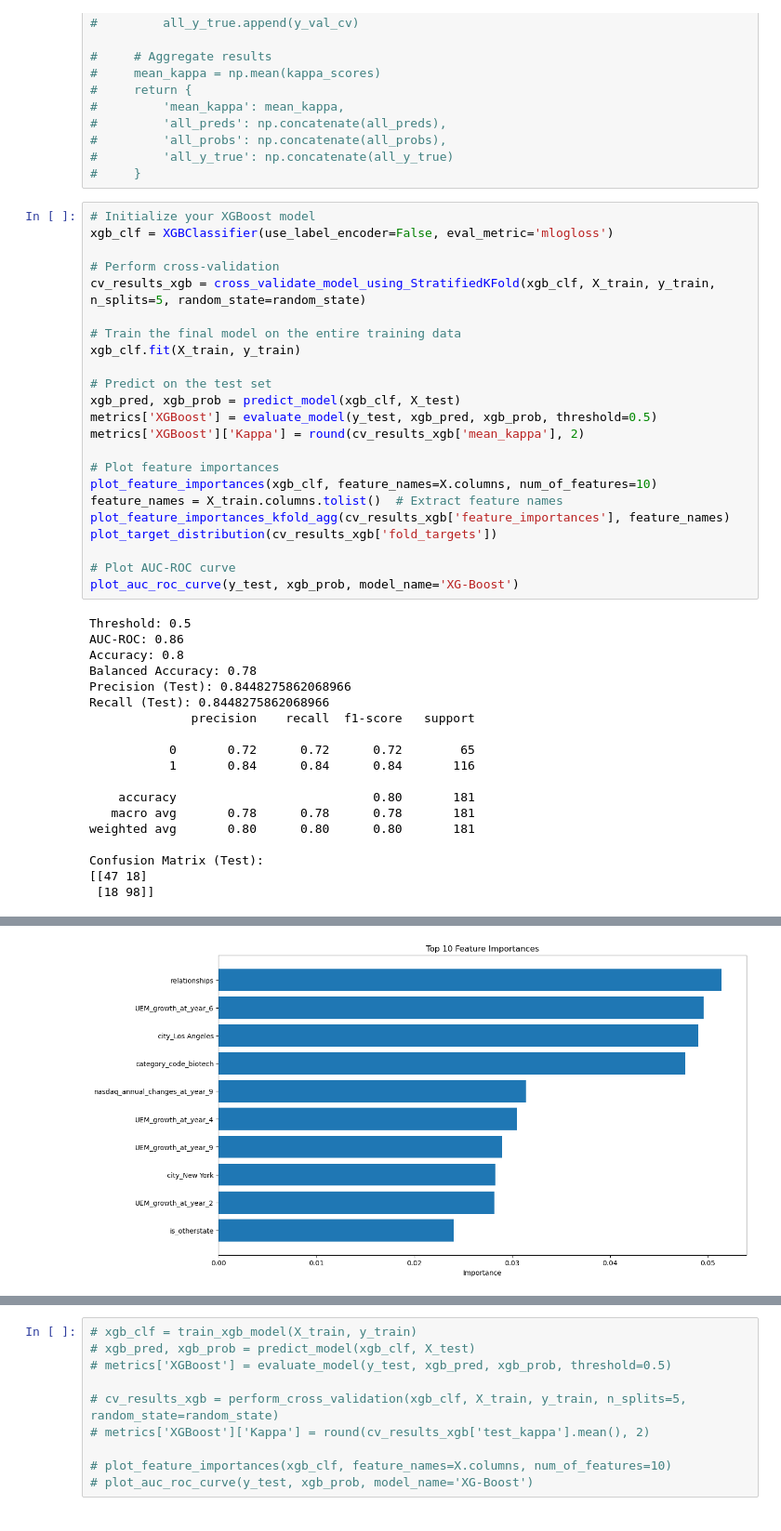
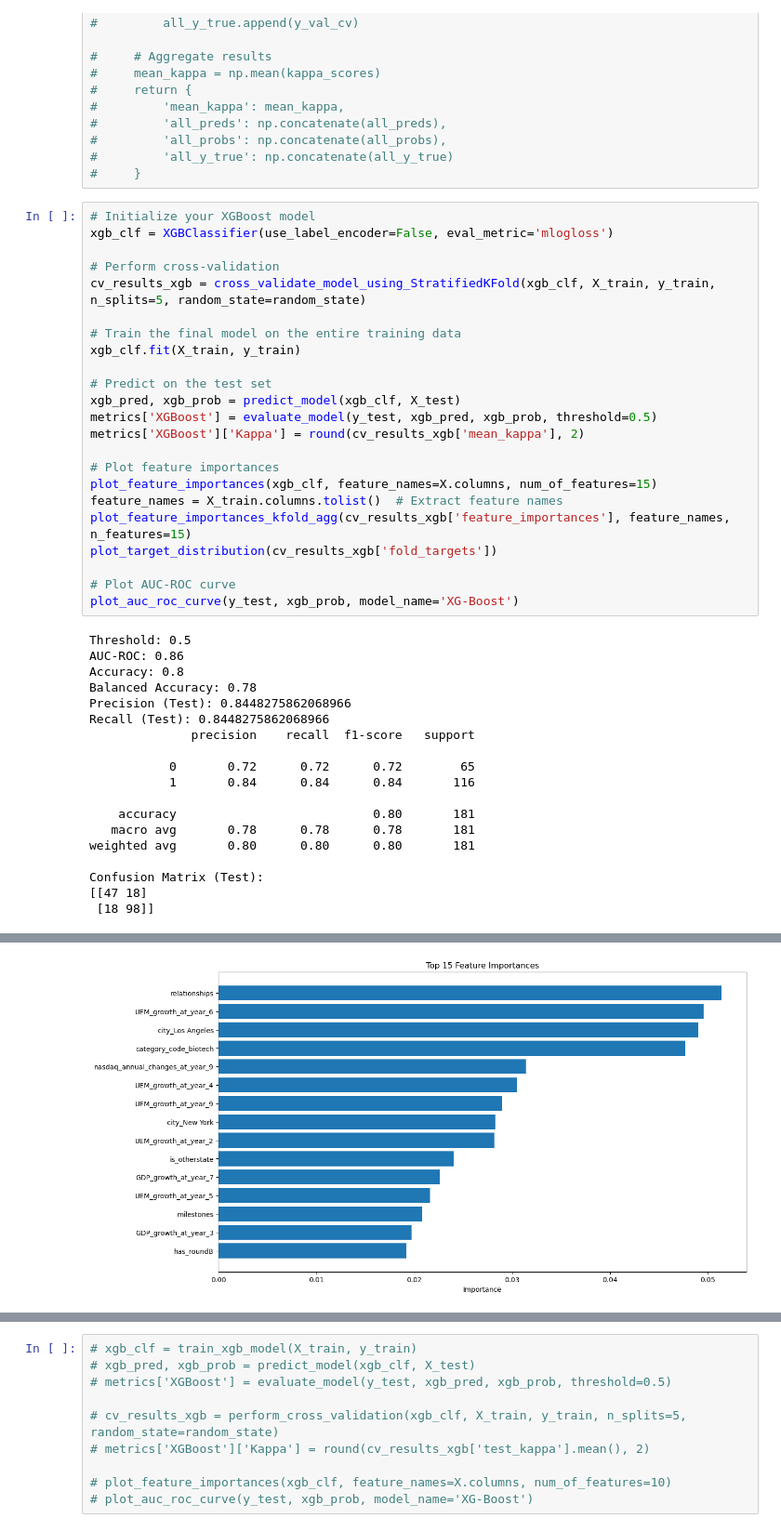
Before and after one commit to MayaVB/Applied_DS_Project, a Jupyter notebook: notebooks/main(20).ipynb, the cells around one changed output, grey strips where cells are left out. Shown at 93% size. Saved outputs shown, nothing was run; the diff lists cells and outputs as text.

```diff
--- a/notebooks/main(20).ipynb
+++ b/notebooks/main(20).ipynb
@@ -290,33 +290,33 @@ xgb_clf.fit(X_train, y_train)
 xgb_pred, xgb_prob = predict_model(xgb_clf, X_test)
 metrics['XGBoost'] = evaluate_model(y_test, xgb_pred, xgb_prob, threshold=0.5)
 metrics['XGBoost']['Kappa'] = round(cv_results_xgb['mean_kappa'], 2)
 
 # Plot feature importances
-plot_feature_importances(xgb_clf, feature_names=X.columns, num_of_features=10)
+plot_feature_importances(xgb_clf, feature_names=X.columns, num_of_features=15)
 feature_names = X_train.columns.tolist()  # Extract feature names
-plot_feature_importances_kfold_agg(cv_results_xgb['feature_importances'], feature_names)
+plot_feature_importances_kfold_agg(cv_results_xgb['feature_importances'], feature_names, n_features=15)
 plot_target_distribution(cv_results_xgb['fold_targets'])
 
 # Plot AUC-ROC curve
 plot_auc_roc_curve(y_test, xgb_prob, model_name='XG-Boost')
 # %% [output]
 Threshold: 0.5
 AUC-ROC: 0.86
 Accuracy: 0.8
 Balanced Accuracy: 0.78
 Precision (Test): 0.8448275862068966
 Recall (Test): 0.8448275862068966
               precision    recall  f1-score   support
 
            0       0.72      0.72      0.72        65
            1       0.84      0.84      0.84       116
 
     accuracy                           0.80       181
    macro avg       0.78      0.78      0.78       181
 weighted avg       0.80      0.80      0.80       181
 
 Confusion Matrix (Test):
 [[47 18]
  [18 98]]
 [figure]
-[figure, old version]
+[figure, new version]
```
Also changed, not shown: parts of 5 cells of this notebook, 2 other files.
